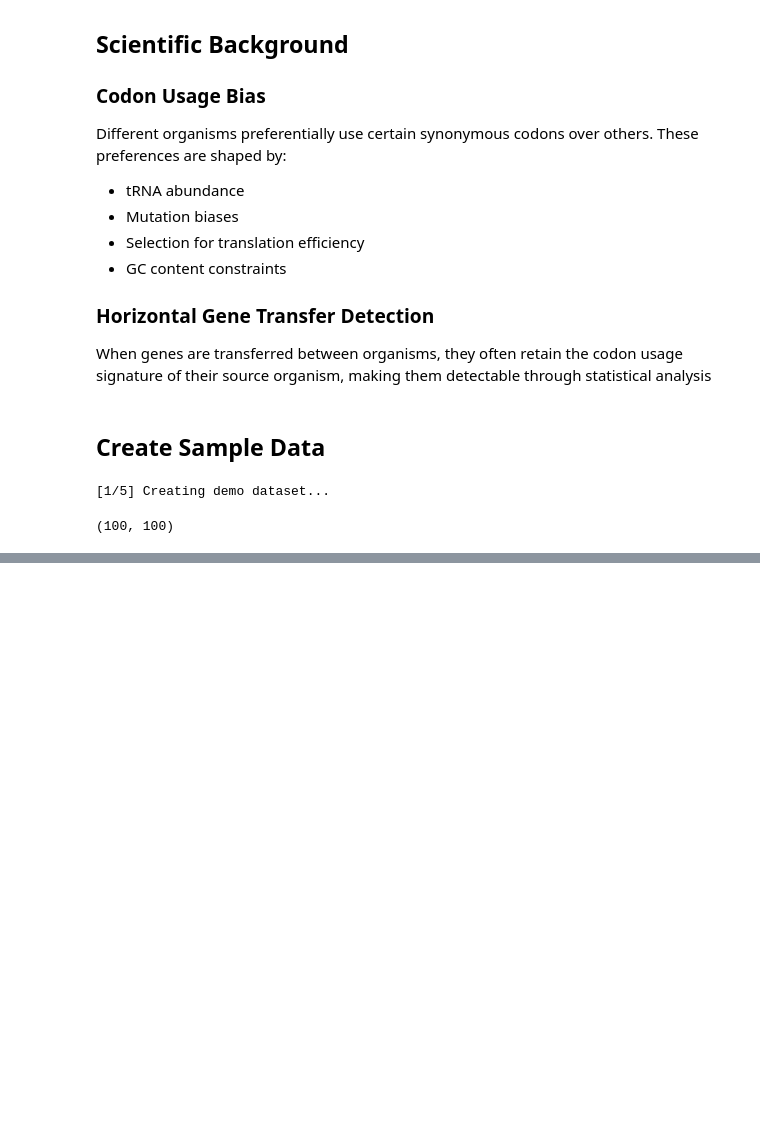
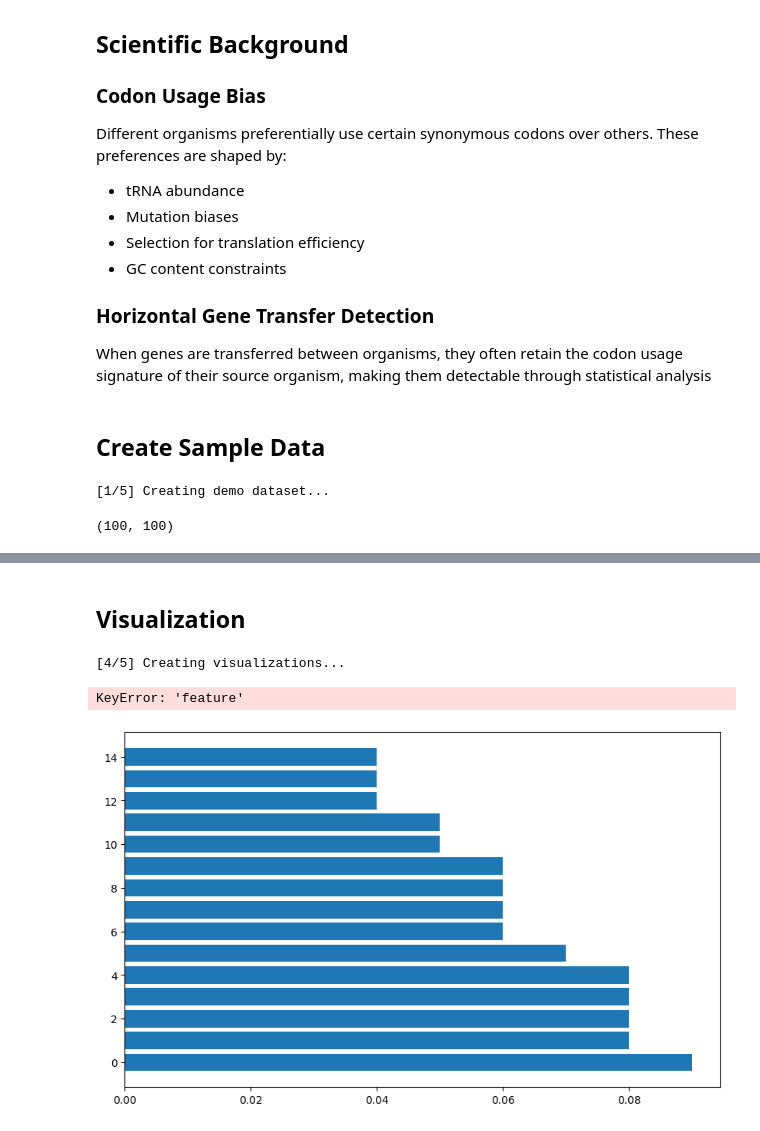
Before and after one commit to Shresht7/BioPy, a Jupyter notebook: Projects/03_Antibiotic_Resistance_Gene_Origin_Predictor/Antibiotic_Resistance_Gene_Origin_Predictor.ipynb, the cells around one changed output, grey strips where cells are left out. Drawn from its saved outputs; the diff is of its cells as text; code cells hidden in the pictures; blank space fills up the shorter version.

Commit message:
Create, Train and Save Model

```diff
--- a/Projects/03_Antibiotic_Resistance_Gene_Origin_Predictor/Antibiotic_Resistance_Gene_Origin_Predictor.ipynb
+++ b/Projects/03_Antibiotic_Resistance_Gene_Origin_Predictor/Antibiotic_Resistance_Gene_Origin_Predictor.ipynb
@@ -93,0 +250,3 @@ create_demo_data()
+# %%
+print("\n[3/5] Training model...")
+model, X, y, X_test, y_test, y_pred = train_rf_model(df)
@@ -93,0 +272,2 @@ create_demo_data()
+# %% [markdown]
+## Visualization
@@ -93,0 +277,44 @@ create_demo_data()
+# %%
+def create_visualization(model, X, y_test, y_pred):
+    """Create Visualization"""
+
+    # Feature Importance
+    feature_importance = pd.DataFrame({
+        'feature': X.columns,
+        'importance': model.feature_importances_
+    }).sort_values('importance', ascending=False)
+
+    plt.figure(figsize=(10, 6))
+    top_features = feature_importance.head(15)
+    plt.barh(range(len(top_features)), top_features['importance'])
+    plt.yticks(range(len(top_features)), top_features['feature'])
+    plt.xlabel('Importance')
+    plt.title('Top 15 Most Important Features')
+    plt.gca().invert_yaxis()
+    plt.tight_layout()
+    plt.savefig('feature_importance.png', dpi=300, bbox_inches='tight')
+    plt.show()
+    print("   ✓ Saved feature_importance.png")
+
+    # Confusion Matrix
+    cm = confusion_matrix(y_test, y_pred)
+    plt.figure(figsize=(8, 6))
+    sns.heatmap(cm, annot=True, fmt='d', cmap='Blues', xticklabels=['Native', 'Transferred'], yticklabels=['Native', 'Transferred'])
+    plt.title('Confusion Matrix')
+    plt.ylabel('True Label')
+    plt.xlabel('Predicted Label')
+    plt.tight_layout()
+    plt.savefig('confusion_matrix.png', dpi=300, bbox_inches='tight')
+    plt.show()
+    print("   ✓ Saved confusion_matrix.png")
+
+    plt.close('all')
+
+    return feature_importance
+# %%
+print("\n[4/5] Creating visualizations...")
+feature_importance = create_visualization(model, X, y_test, y_pred)
+# %% [output]
+[4/5] Creating visualizations...
+KeyError: 'feature'
+[figure, added]
```
Also changed, not shown: parts of 13 cells of this notebook, 3 other files.
